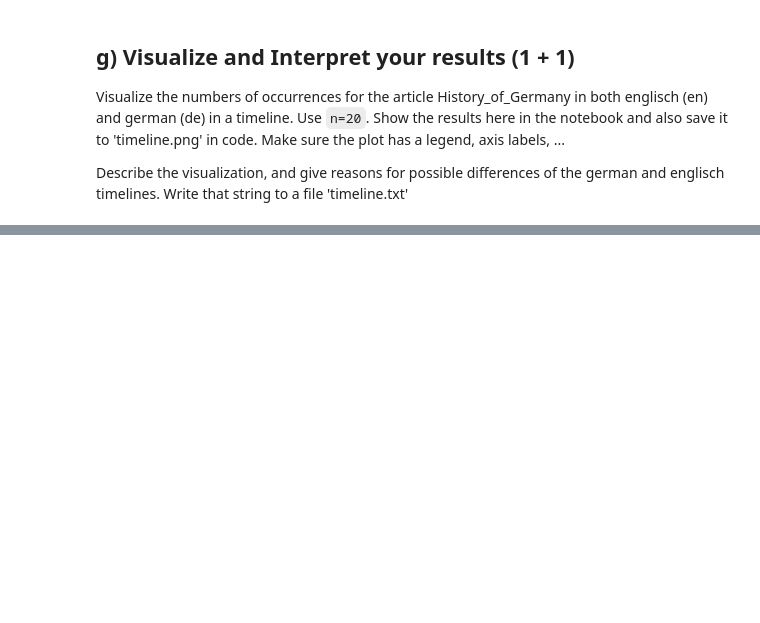
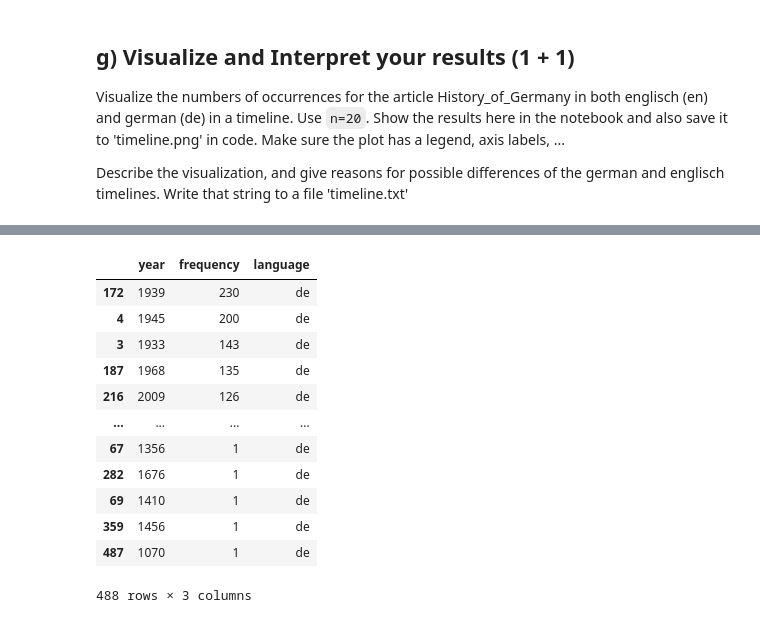
Before and after one commit to mim201820/advanced_scientific_programming, a Jupyter notebook: assignment_2/poorya_home_assignment2_tasks.ipynb, the cells around one changed output, grey strips where cells are left out. Saved outputs shown, nothing was run; the diff lists cells and outputs as text; code cells hidden in the pictures; blank space fills up the shorter version.

```diff
--- a/assignment_2/poorya_home_assignment2_tasks.ipynb
+++ b/assignment_2/poorya_home_assignment2_tasks.ipynb
@@ -289,0 +318,19 @@ Describe the visualization, and give reasons for possible differences of the ger
+# %%
+data_de = { 'year':list(years_de.keys()),'frequency': list(years_de.values())}
+data_de = pd.DataFrame.from_dict(data_de)
+data_de['language'] = 'de'
+data_de.sort_values('frequency',ascending=False)
+# %% [output]
+|  | year | frequency | language |
+| 172 | 1939 | 230 | de |
+| 4 | 1945 | 200 | de |
+| 3 | 1933 | 143 | de |
+| 187 | 1968 | 135 | de |
+| 216 | 2009 | 126 | de |
+| ... | ... | ... | ... |
+| 67 | 1356 | 1 | de |
+| 282 | 1676 | 1 | de |
+| 69 | 1410 | 1 | de |
+| 359 | 1456 | 1 | de |
+| 487 | 1070 | 1 | de |
+488 rows × 3 columns
```
Also changed, not shown: parts of 9 cells of this notebook, 2 other files.
